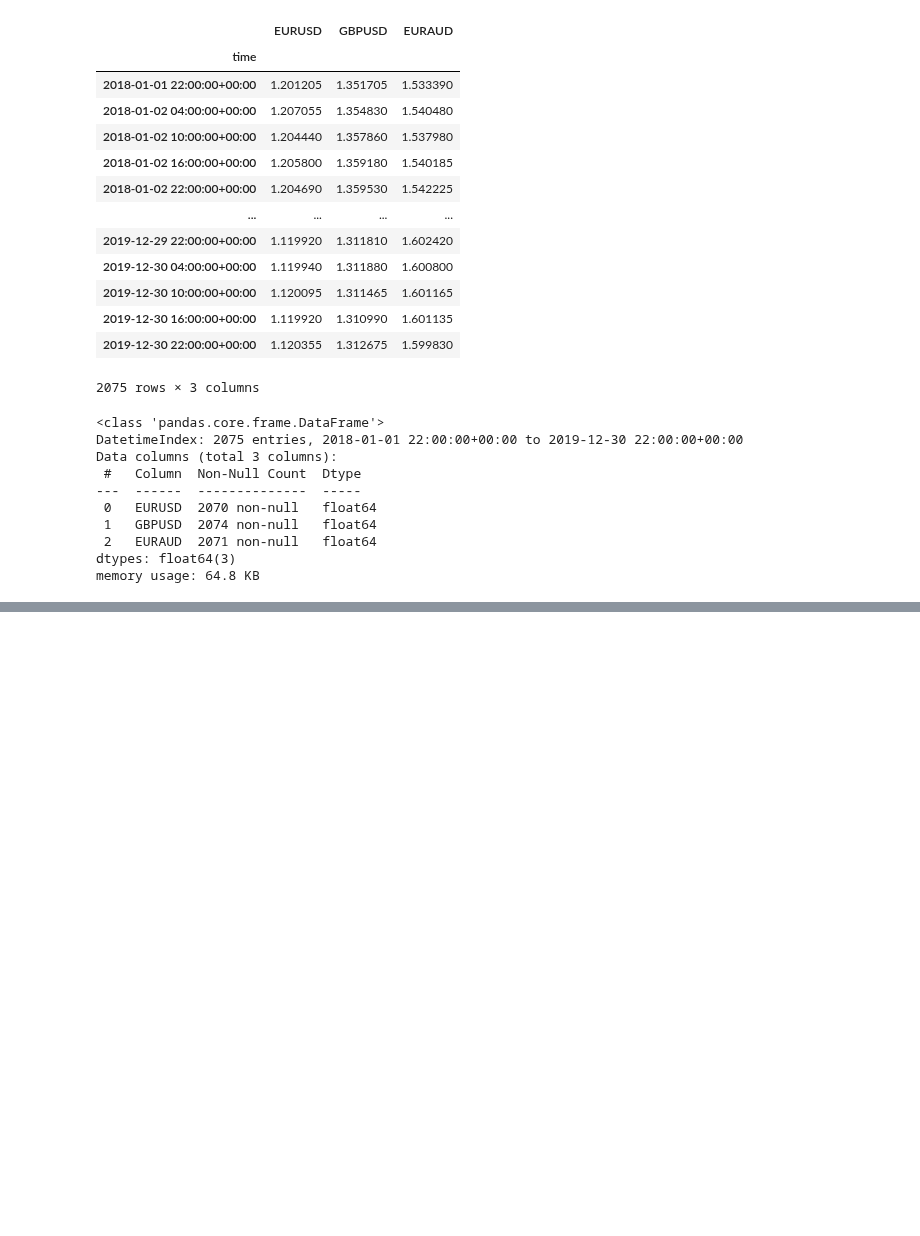
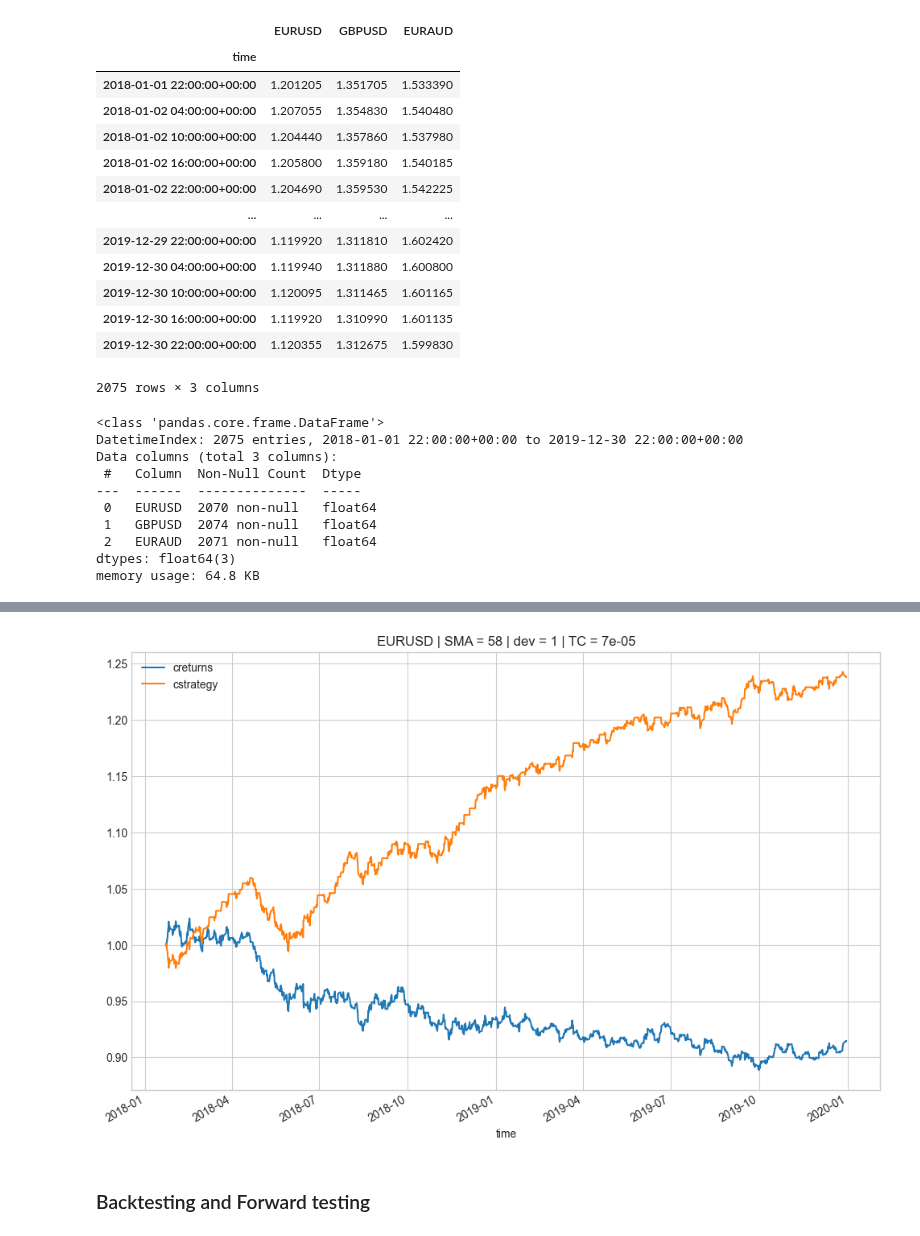
Before and after one commit to mario812/algo-trading-env, a Jupyter notebook: 3.3.7-oop_mean_rev_back.ipynb, the cells around one changed output, grey strips where cells are left out. Saved outputs shown, nothing was run; the diff lists cells and outputs as text; code cells hidden in the pictures; blank space fills up the shorter version.

```diff
--- a/3.3.7-oop_mean_rev_back.ipynb
+++ b/3.3.7-oop_mean_rev_back.ipynb
@@ -40,0 +84,6 @@ memory usage: 64.8 KB
+# %%
+tester.plot_results()
+# %% [output]
+[figure, added]
+# %% [markdown]
+<h3> Backtesting and Forward testing </h3>
```
Also changed, not shown: parts of 9 cells of this notebook.
